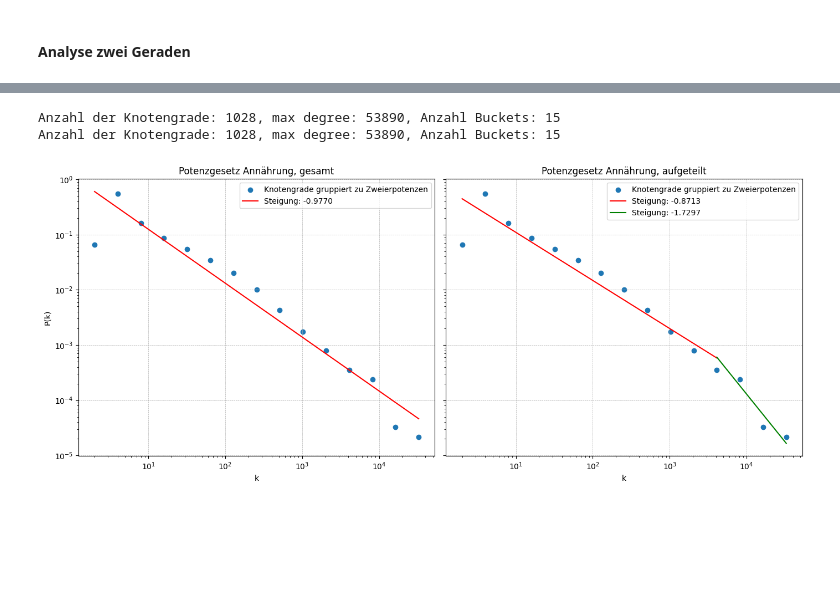
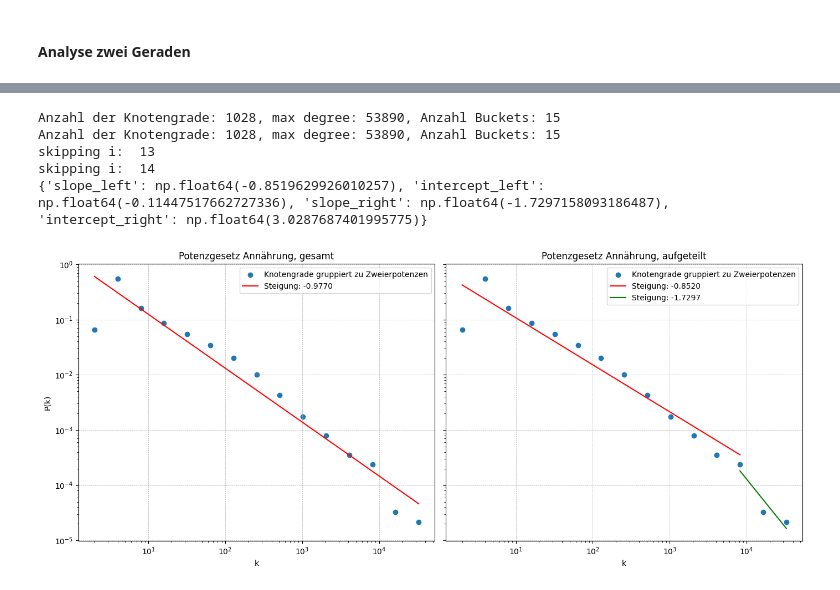
Before and after one commit to Amerek200/63055KomplexeNetze, a Jupyter notebook: data_analysis/regiment_plot.ipynb, the cells around one changed output, grey strips where cells are left out. Drawn from its saved outputs; the diff is of its cells as text; code cells hidden in the pictures; blank space fills up the shorter version.

```diff
--- a/data_analysis/regiment_plot.ipynb
+++ b/data_analysis/regiment_plot.ipynb
@@ -291,9 +14,0 @@ G = file_preprocesser.convert_preprocessed_tokens_to_graph(tokens, neighbour_dis
-# %%
-#binned_list = get_binned_deg_list(G, group_method="lower")
-deg_dict = get_deg_probability_dict(G)
-deg_dict.pop(1)
-regiment_candidates = find_word_regiment_candidates_grouped_linreg(deg_dict)
-print(regiment_candidates)
-for split_at, vals in regiment_candidates.items():
-    print(str.format("Trennung bei Bucket Nr.: {0} mit Wert {1} -> links: {2:.4f} / rechts: {3:.4f}",
-                     split_at, 2**split_at, vals["left"], vals["right"]))
@@ -318,7 +14,0 @@ Trennung bei Bucket Nr.: 13 mit Wert 8192 -> links: -0.9407 / rechts: -0.5850
-# %%
-grouped_dict = group_by_power_of_two(get_deg_probability_dict(G))
-#print(grouped_dict)
-grouped_dict.pop(1)
-grouped_deg_prob_scatter_plot_with_slopes(grouped_dict, 4096)
-asdf = group_by_power_of_two(get_deg_probability_dict(G))
-print(asdf)
@@ -489,5 +262,0 @@ True
-# %%
-with open("../data/input/ALL_ALLmitMann_de.txt") as f:
-    text = " ".join(f.readlines())
-tokens = file_preprocesser.prepare_text_with_libraries(text, remove_stopwords=False, language="de")
-G = file_preprocesser.convert_preprocessed_tokens_to_graph(tokens, neighbour_distance=1)
@@ -953,9 +263,3 @@ def plot_log_binned_degree_histogram(hist):
-# %%
-with open("../data/input/ALL_ALLmitMann_de.txt") as f:
-#with open("../data/input/Kafka_Verwandlung_de.txt") as f:
-    text = " ".join(f.readlines())
-tokens = file_preprocesser.prepare_text_with_libraries(text, remove_stopwords=False, language="de")
-G = file_preprocesser.convert_preprocessed_tokens_to_graph(tokens, neighbour_distance=2)
 # %% [markdown]
 #### Analyse eine Gerade
 # %%
@@ -1030,16 +338,20 @@ Cut bei Bucket 13 mit Trennwert 8192 -> Links slope / intercept: -0.941 / 0.0 |
 # %%
 deg_prob_dict = get_deg_probability_dict(G)
 deg_prob_dict.pop(1)
 grouped_dict = group_by_power_of_two(deg_prob_dict, group_method="lower")
 candidates = find_regiment_candidates_linreg(deg_prob_dict, start=4 ,group_method="lower", max_diff=10)
 #print_regiment_candidates(candidates)
-regiment_values = candidates[12]
+regiment_values = candidates[4096]
+print(regiment_values)
 
 plot_both_grouped_distributions(grouped_dict, lin_reg_results.slope, lin_reg_results.intercept,
-                                4096, regiment_values["slope_left"], regiment_values["intercept_left"],
+                                8192, regiment_values["slope_left"], regiment_values["intercept_left"],
                                 regiment_values["slope_right"], regiment_values["intercept_right"])
 # %% [output]
 Anzahl der Knotengrade: 1028, max degree: 53890, Anzahl Buckets: 15
 Anzahl der Knotengrade: 1028, max degree: 53890, Anzahl Buckets: 15
+skipping i:  13
+skipping i:  14
+{'slope_left': np.float64(-0.8519629926010257), 'intercept_left': np.float64(-0.11447517662727336), 'slope_right': np.float64(-1.7297158093186487), 'intercept_right': np.float64(3.0287687401995775)}
-[figure, old version]
+[figure, new version]
 # %%
```
Also changed, not shown: parts of 51 cells of this notebook.
